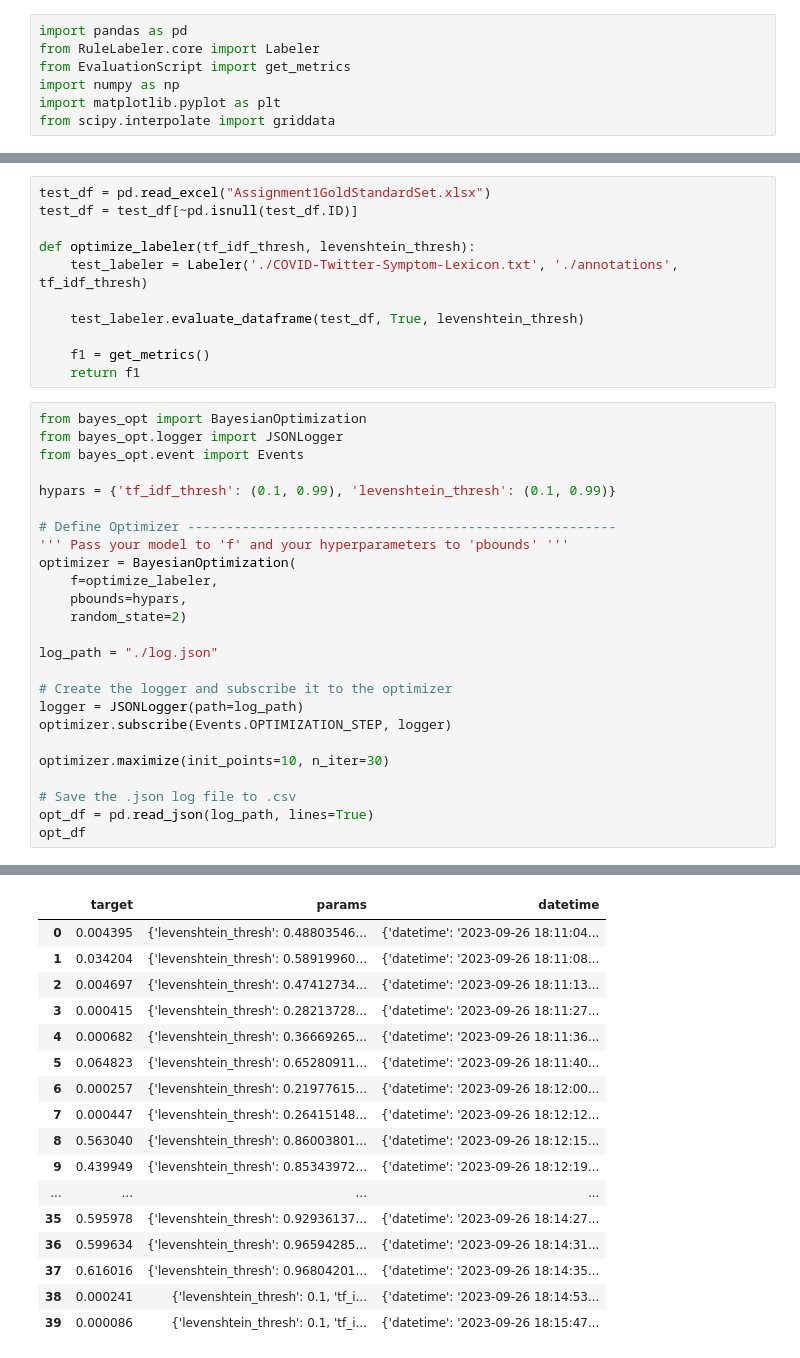
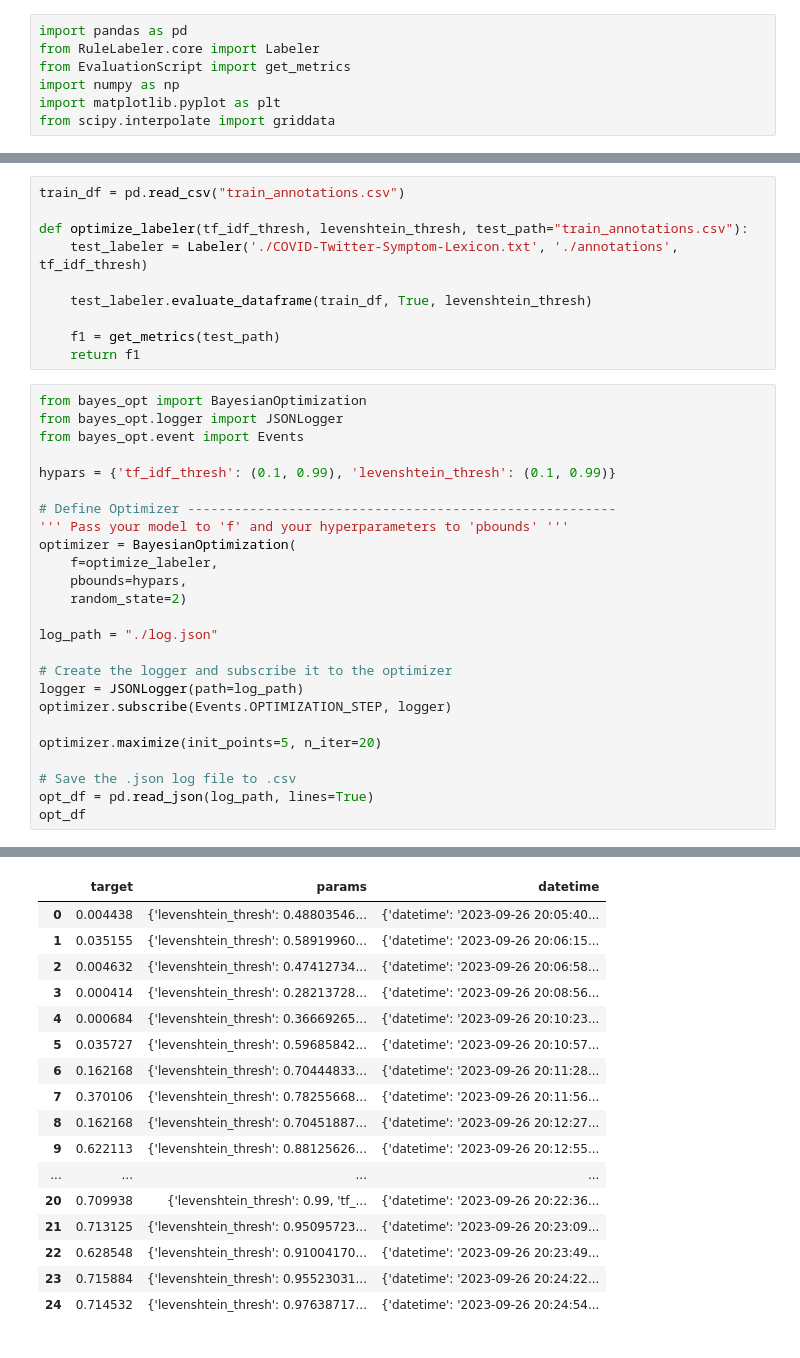
Before and after one commit to beatrice-b-m/BMI-550, a Jupyter notebook: assignment_1/BMI550_Assignment1_Test.ipynb, the cells around one changed output, grey strips where cells are left out. Saved outputs shown, nothing was run; the diff lists cells and outputs as text.

Commit message:
final update for assignment 1

```diff
--- a/assignment_1/BMI550_Assignment1_Test.ipynb
+++ b/assignment_1/BMI550_Assignment1_Test.ipynb
@@ -8,13 +19,12 @@ from scipy.interpolate import griddata
 # %%
-test_df = pd.read_excel("Assignment1GoldStandardSet.xlsx")
-test_df = test_df[~pd.isnull(test_df.ID)]
+train_df = pd.read_csv("train_annotations.csv")
 
-def optimize_labeler(tf_idf_thresh, levenshtein_thresh):
+def optimize_labeler(tf_idf_thresh, levenshtein_thresh, test_path="train_annotations.csv"):
     test_labeler = Labeler('./COVID-Twitter-Symptom-Lexicon.txt', './annotations', tf_idf_thresh)
 
-    test_labeler.evaluate_dataframe(test_df, True, levenshtein_thresh)
+    test_labeler.evaluate_dataframe(train_df, True, levenshtein_thresh)
 
-    f1 = get_metrics()
+    f1 = get_metrics(test_path)
     return f1
 # %%
 from bayes_opt import BayesianOptimization
@@ -36,7 +46,7 @@ log_path = "./log.json"
 logger = JSONLogger(path=log_path)
 optimizer.subscribe(Events.OPTIMIZATION_STEP, logger)
 
-optimizer.maximize(init_points=10, n_iter=30)
+optimizer.maximize(init_points=5, n_iter=20)
 
 # Save the .json log file to .csv
 opt_df = pd.read_json(log_path, lines=True)
@@ -62,20 +72,20 @@ expression preprocessing complete...
 |  | target | params | datetime |
-| 0 | 0.004395 | {'levenshtein_thresh': 0.48803546... | {'datetime': '2023-09-26 18:11:04... |
-| 1 | 0.034204 | {'levenshtein_thresh': 0.58919960... | {'datetime': '2023-09-26 18:11:08... |
-| 2 | 0.004697 | {'levenshtein_thresh': 0.47412734... | {'datetime': '2023-09-26 18:11:13... |
-| 3 | 0.000415 | {'levenshtein_thresh': 0.28213728... | {'datetime': '2023-09-26 18:11:27... |
-| 4 | 0.000682 | {'levenshtein_thresh': 0.36669265... | {'datetime': '2023-09-26 18:11:36... |
-| 5 | 0.064823 | {'levenshtein_thresh': 0.65280911... | {'datetime': '2023-09-26 18:11:40... |
-| 6 | 0.000257 | {'levenshtein_thresh': 0.21977615... | {'datetime': '2023-09-26 18:12:00... |
-| 7 | 0.000447 | {'levenshtein_thresh': 0.26415148... | {'datetime': '2023-09-26 18:12:12... |
-| 8 | 0.563040 | {'levenshtein_thresh': 0.86003801... | {'datetime': '2023-09-26 18:12:15... |
-| 9 | 0.439949 | {'levenshtein_thresh': 0.85343972... | {'datetime': '2023-09-26 18:12:19... |
+| 0 | 0.004438 | {'levenshtein_thresh': 0.48803546... | {'datetime': '2023-09-26 20:05:40... |
+| 1 | 0.035155 | {'levenshtein_thresh': 0.58919960... | {'datetime': '2023-09-26 20:06:15... |
+| 2 | 0.004632 | {'levenshtein_thresh': 0.47412734... | {'datetime': '2023-09-26 20:06:58... |
+| 3 | 0.000414 | {'levenshtein_thresh': 0.28213728... | {'datetime': '2023-09-26 20:08:56... |
+| 4 | 0.000684 | {'levenshtein_thresh': 0.36669265... | {'datetime': '2023-09-26 20:10:23... |
+| 5 | 0.035727 | {'levenshtein_thresh': 0.59685842... | {'datetime': '2023-09-26 20:10:57... |
+| 6 | 0.162168 | {'levenshtein_thresh': 0.70444833... | {'datetime': '2023-09-26 20:11:28... |
+| 7 | 0.370106 | {'levenshtein_thresh': 0.78255668... | {'datetime': '2023-09-26 20:11:56... |
+| 8 | 0.162168 | {'levenshtein_thresh': 0.70451887... | {'datetime': '2023-09-26 20:12:27... |
+| 9 | 0.622113 | {'levenshtein_thresh': 0.88125626... | {'datetime': '2023-09-26 20:12:55... |
 | ... | ... | ... | ... |
-| 35 | 0.595978 | {'levenshtein_thresh': 0.92936137... | {'datetime': '2023-09-26 18:14:27... |
-| 36 | 0.599634 | {'levenshtein_thresh': 0.96594285... | {'datetime': '2023-09-26 18:14:31... |
-| 37 | 0.616016 | {'levenshtein_thresh': 0.96804201... | {'datetime': '2023-09-26 18:14:35... |
-| 38 | 0.000241 | {'levenshtein_thresh': 0.1, 'tf_i... | {'datetime': '2023-09-26 18:14:53... |
-| 39 | 0.000086 | {'levenshtein_thresh': 0.1, 'tf_i... | {'datetime': '2023-09-26 18:15:47... |
+| 20 | 0.709938 | {'levenshtein_thresh': 0.99, 'tf_... | {'datetime': '2023-09-26 20:22:36... |
+| 21 | 0.713125 | {'levenshtein_thresh': 0.95095723... | {'datetime': '2023-09-26 20:23:09... |
+| 22 | 0.628548 | {'levenshtein_thresh': 0.91004170... | {'datetime': '2023-09-26 20:23:49... |
+| 23 | 0.715884 | {'levenshtein_thresh': 0.95523031... | {'datetime': '2023-09-26 20:24:22... |
+| 24 | 0.714532 | {'levenshtein_thresh': 0.97638717... | {'datetime': '2023-09-26 20:24:54... |
 # %%
 levenshtein_list = [d['levenshtein_thresh'] for d in opt_df['params']]
 tf_idf_list = [d['tf_idf_thresh'] for d in opt_df['params']]
```
Also changed, not shown: parts of 8 cells of this notebook, 6 other files.
